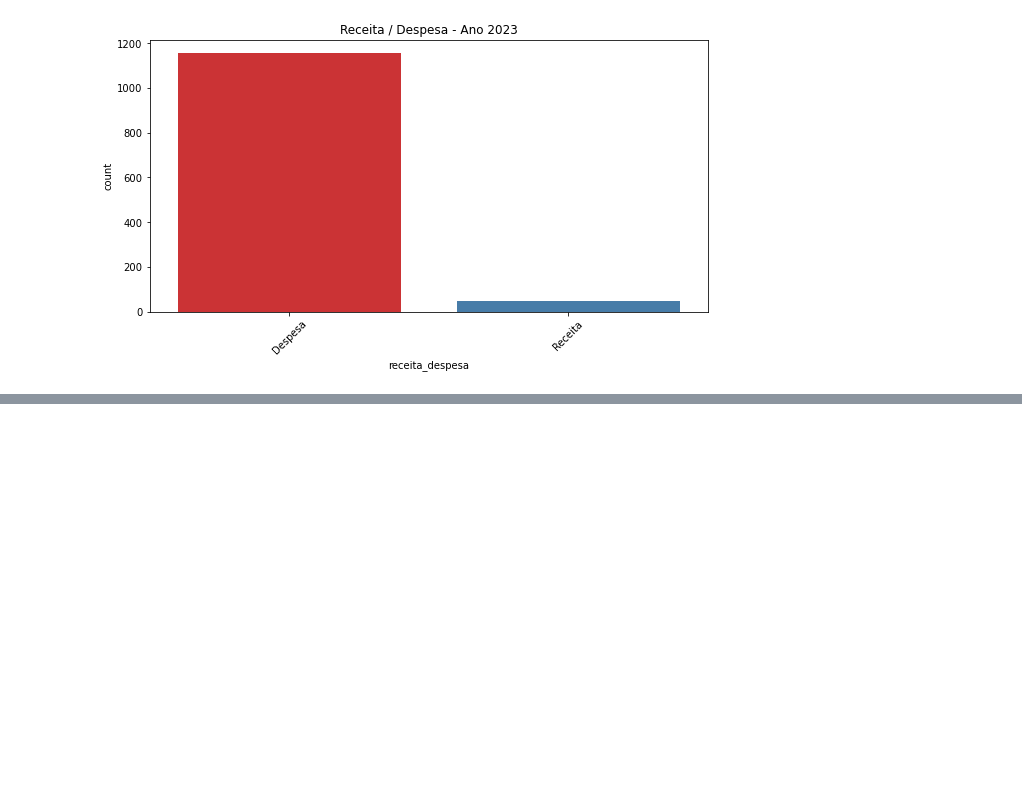
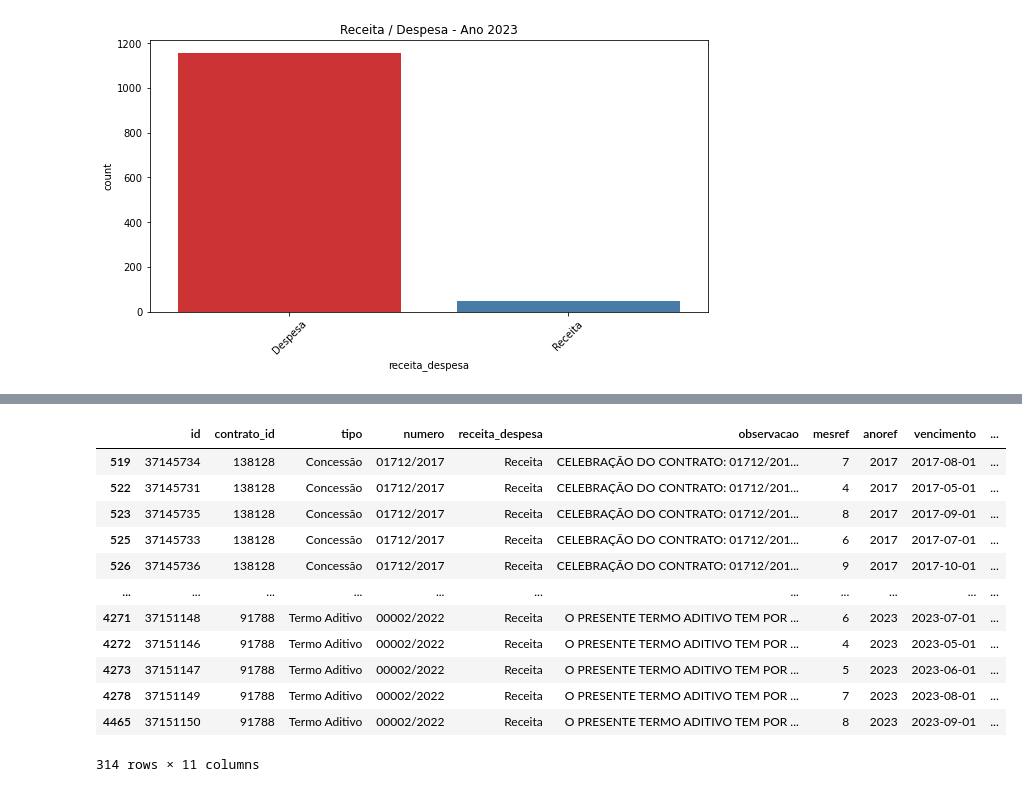
Before and after one commit to treinaweb/treinaweb-manipulacao-de-dados-com-pandas, a Jupyter notebook: Análise de Compras.ipynb, the cells around one changed output, grey strips where cells are left out. Cells and saved outputs as stored; diff of their text form; code cells hidden in the pictures; blank space fills up the shorter version.

Commit message:
01:05 - Insights IV Valores Totais

```diff
--- a/Análise de Compras.ipynb
+++ b/Análise de Compras.ipynb
@@ -180,0 +186,3 @@ chart.set_title("Receita / Despesa - Ano 2023");
+# %%
+filtra_receita = df[df['receita_despesa'] == 'Receita']
+filtra_receita['valor'].sum()
@@ -180,0 +207,16 @@ chart.set_title("Receita / Despesa - Ano 2023");
+# %%
+filtra_receita
+# %% [output]
+|  | id | contrato_id | tipo | numero | receita_despesa | observacao | mesref | anoref | vencimento | ... |
+| 519 | 37145734 | 138128 | Concessão | 01712/2017 | Receita | CELEBRAÇÃO DO CONTRATO: 01712/201... | 7 | 2017 | 2017-08-01 | ... |
+| 522 | 37145731 | 138128 | Concessão | 01712/2017 | Receita | CELEBRAÇÃO DO CONTRATO: 01712/201... | 4 | 2017 | 2017-05-01 | ... |
+| 523 | 37145735 | 138128 | Concessão | 01712/2017 | Receita | CELEBRAÇÃO DO CONTRATO: 01712/201... | 8 | 2017 | 2017-09-01 | ... |
+| 525 | 37145733 | 138128 | Concessão | 01712/2017 | Receita | CELEBRAÇÃO DO CONTRATO: 01712/201... | 6 | 2017 | 2017-07-01 | ... |
+| 526 | 37145736 | 138128 | Concessão | 01712/2017 | Receita | CELEBRAÇÃO DO CONTRATO: 01712/201... | 9 | 2017 | 2017-10-01 | ... |
+| ... | ... | ... | ... | ... | ... | ... | ... | ... | ... | ... |
+| 4271 | 37151148 | 91788 | Termo Aditivo | 00002/2022 | Receita | O PRESENTE TERMO ADITIVO TEM POR ... | 6 | 2023 | 2023-07-01 | ... |
+| 4272 | 37151146 | 91788 | Termo Aditivo | 00002/2022 | Receita | O PRESENTE TERMO ADITIVO TEM POR ... | 4 | 2023 | 2023-05-01 | ... |
+| 4273 | 37151147 | 91788 | Termo Aditivo | 00002/2022 | Receita | O PRESENTE TERMO ADITIVO TEM POR ... | 5 | 2023 | 2023-06-01 | ... |
+| 4278 | 37151149 | 91788 | Termo Aditivo | 00002/2022 | Receita | O PRESENTE TERMO ADITIVO TEM POR ... | 7 | 2023 | 2023-08-01 | ... |
+| 4465 | 37151150 | 91788 | Termo Aditivo | 00002/2022 | Receita | O PRESENTE TERMO ADITIVO TEM POR ... | 8 | 2023 | 2023-09-01 | ... |
+314 rows × 11 columns
```
Also changed, not shown: parts of 3 cells of this notebook.
